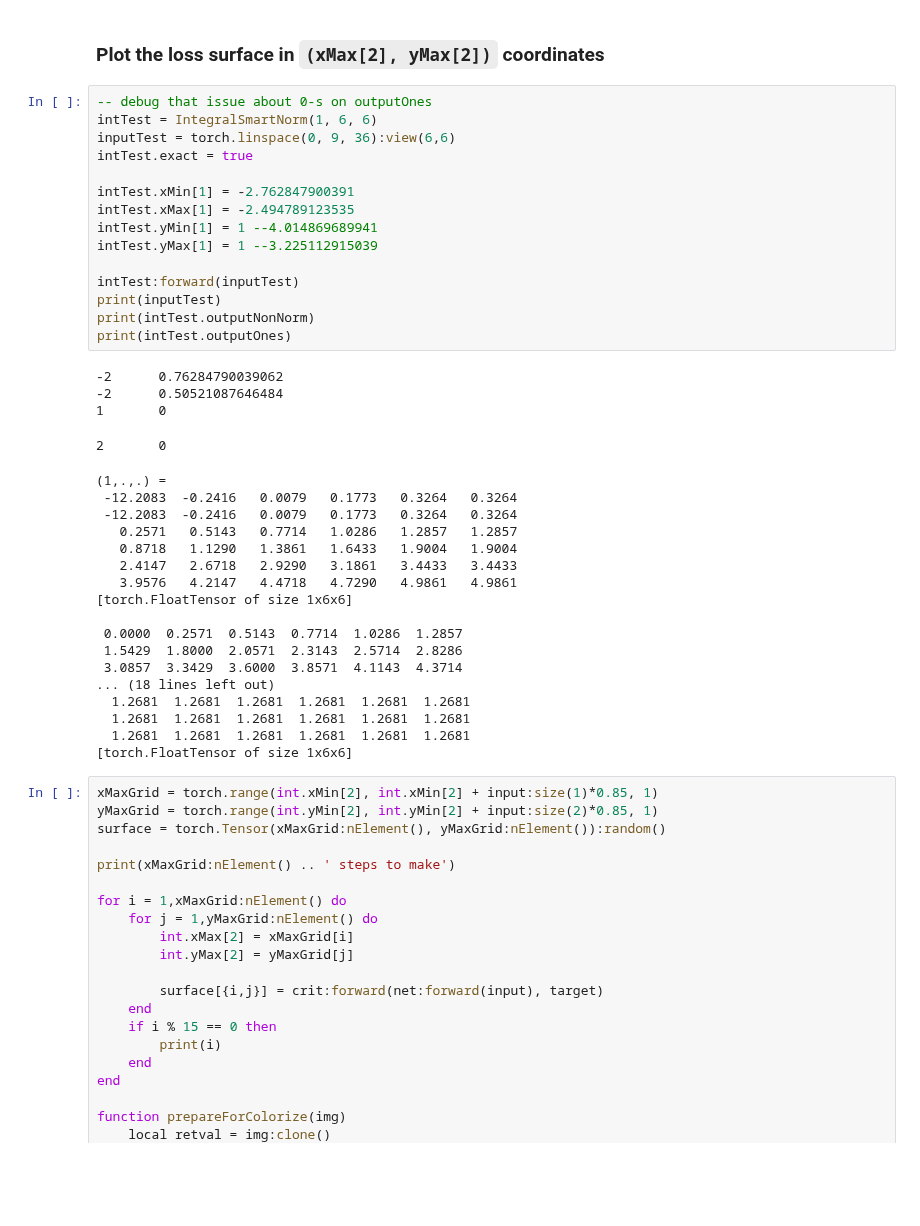
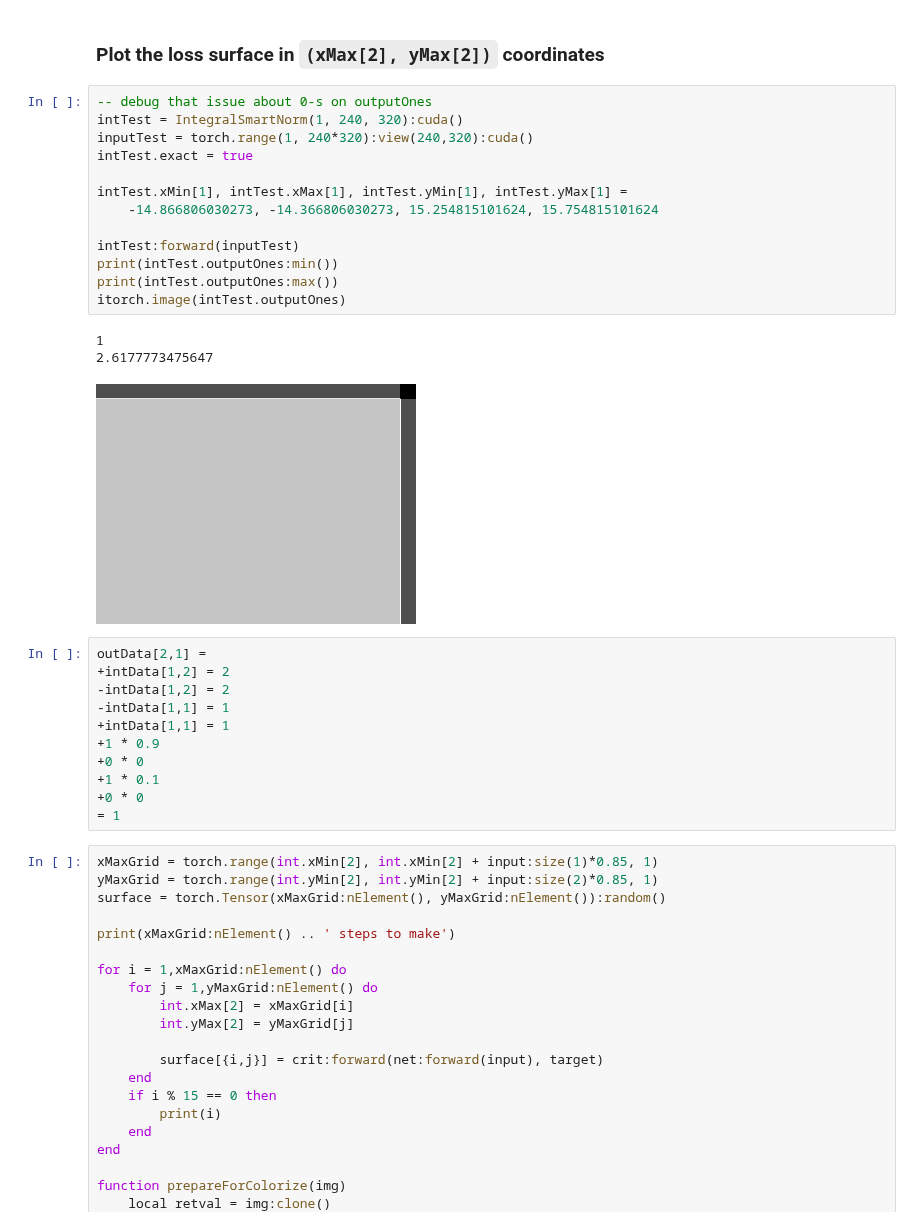
Before and after one commit to shrubb/integral-layer, a Jupyter notebook: Test-simple-Haar.ipynb, the cells around one changed output. Cells and saved outputs as stored; diff of their text form; blank space fills up the shorter version.

```diff
--- a/Test-simple-Haar.ipynb
+++ b/Test-simple-Haar.ipynb
@@ -149,41 +141,32 @@ wDeb:exportVideo(outputDir .. 'int.avi', refRects)
 ### Plot the loss surface in `(xMax[2], yMax[2])` coordinates
 # %%
 -- debug that issue about 0-s on outputOnes
-intTest = IntegralSmartNorm(1, 6, 6)
-inputTest = torch.linspace(0, 9, 36):view(6,6)
+intTest = IntegralSmartNorm(1, 240, 320):cuda()
+inputTest = torch.range(1, 240*320):view(240,320):cuda()
 intTest.exact = true
 
-intTest.xMin[1] = -2.762847900391
-intTest.xMax[1] = -2.494789123535
-intTest.yMin[1] = 1 --4.014869689941
-intTest.yMax[1] = 1 --3.225112915039
+intTest.xMin[1], intTest.xMax[1], intTest.yMin[1], intTest.yMax[1] =
+    -14.866806030273, -14.366806030273, 15.254815101624, 15.754815101624
 
 intTest:forward(inputTest)
-print(inputTest)
-print(intTest.outputNonNorm)
-print(intTest.outputOnes)
+print(intTest.outputOnes:min())
+print(intTest.outputOnes:max())
+itorch.image(intTest.outputOnes)
 # %% [output]
--2      0.76284790039062
--2      0.50521087646484
-1       0
+1
+2.6177773475647
-2       0
-(1,.,.) =
- -12.2083  -0.2416   0.0079   0.1773   0.3264   0.3264
- -12.2083  -0.2416   0.0079   0.1773   0.3264   0.3264
-   0.2571   0.5143   0.7714   1.0286   1.2857   1.2857
-   0.8718   1.1290   1.3861   1.6433   1.9004   1.9004
-   2.4147   2.6718   2.9290   3.1861   3.4433   3.4433
-   3.9576   4.2147   4.4718   4.7290   4.9861   4.9861
-[torch.FloatTensor of size 1x6x6]
-
- 0.0000  0.2571  0.5143  0.7714  1.0286  1.2857
- 1.5429  1.8000  2.0571  2.3143  2.5714  2.8286
- 3.0857  3.3429  3.6000  3.8571  4.1143  4.3714
-... (18 lines left out)
-  1.2681  1.2681  1.2681  1.2681  1.2681  1.2681
-  1.2681  1.2681  1.2681  1.2681  1.2681  1.2681
-  1.2681  1.2681  1.2681  1.2681  1.2681  1.2681
-[torch.FloatTensor of size 1x6x6]
+[figure, added]
+# %%
+outData[2,1] =
++intData[1,2] = 2
+-intData[1,2] = 2
+-intData[1,1] = 1
++intData[1,1] = 1
++1 * 0.9
++0 * 0
++1 * 0.1
++0 * 0
+= 1
 # %%
 xMaxGrid = torch.range(int.xMin[2], int.xMin[2] + input:size(1)*0.85, 1)
 yMaxGrid = torch.range(int.yMin[2], int.yMin[2] + input:size(2)*0.85, 1)
```
Also changed, not shown: parts of 6 cells of this notebook, 5 other files.
